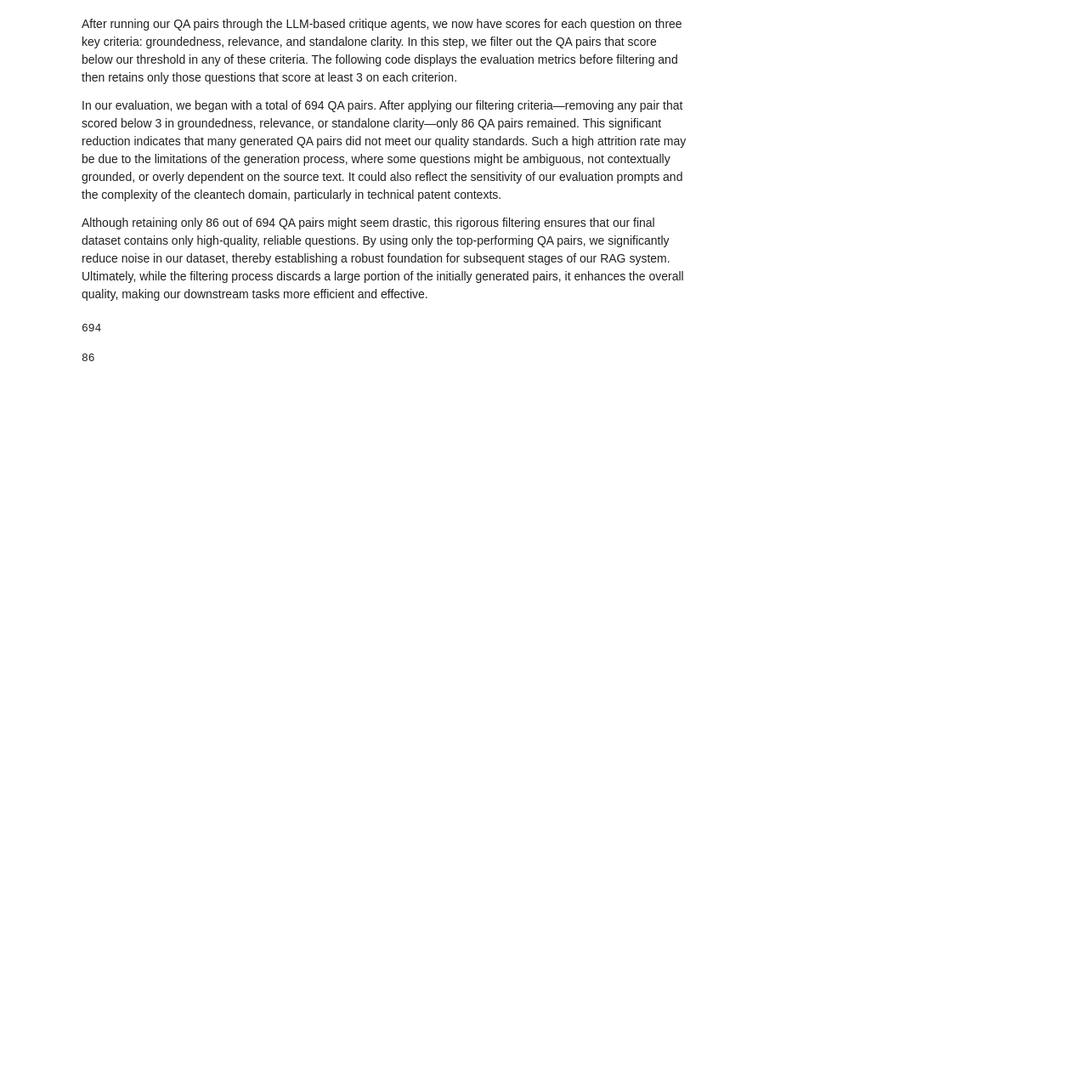
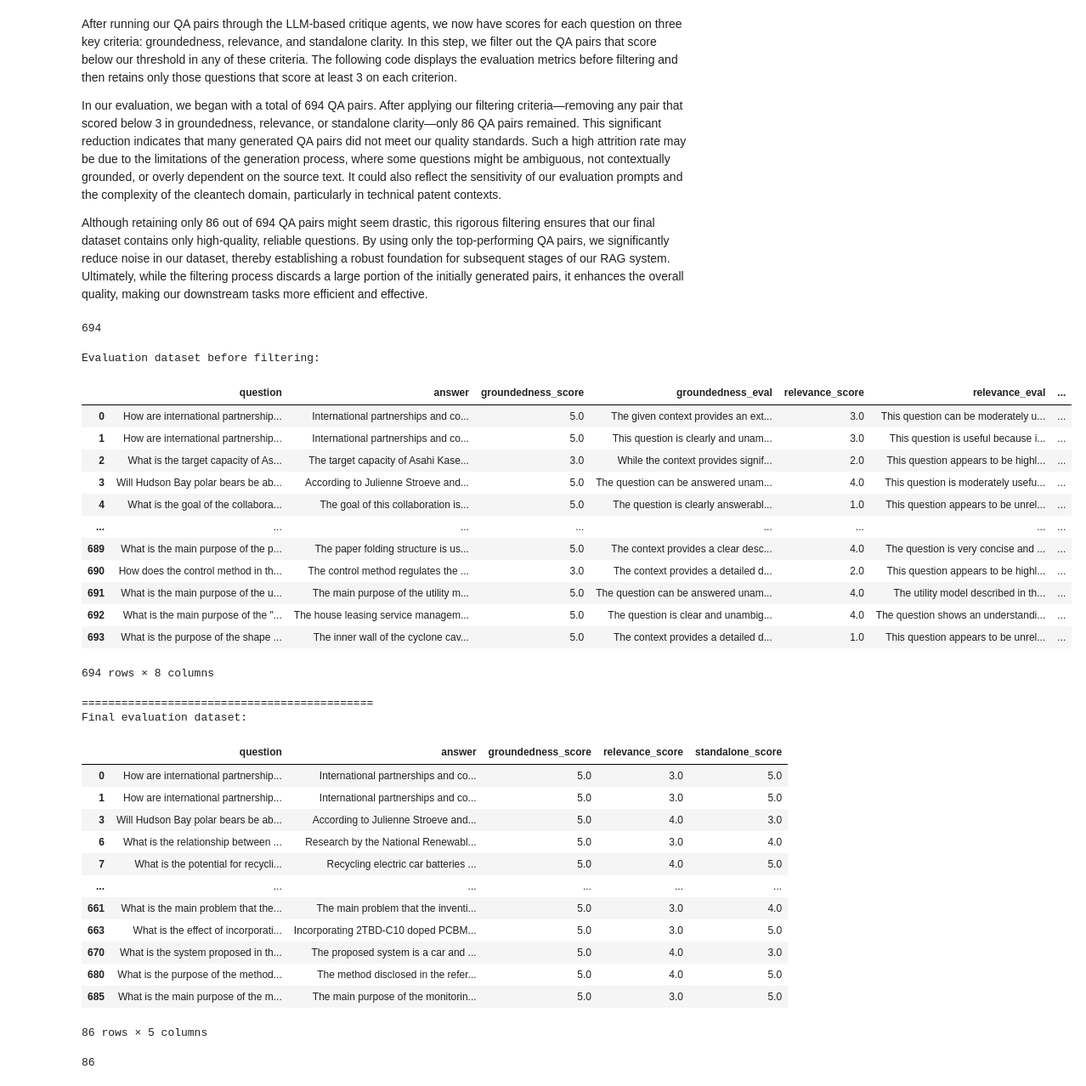
Before and after one commit to tamannaKumavat/SwissText_Shared_Task_2025, a Jupyter notebook: QA_Pairs.ipynb, the cells around one changed output. Shown at 85% size. Cells and saved outputs as stored; diff of their text form; code cells hidden in the pictures; blank space fills up the shorter version.

```diff
--- a/QA_Pairs.ipynb
+++ b/QA_Pairs.ipynb
@@ -623,3 +648,6 @@ solarindustrymag_indexes = [ 1, 13243 ,11457, 10663,9948,171,10359,8723]
+# %%
+# solarindustrymag ->
+solarindustrymag_indexes = [ 1, 29674 ,25783, 24035,22427,366,23331,19646]
 # %%
 solarindustrymag_selected_abstracts = df_solarindustrymag.loc[solarindustrymag_indexes]
 # %%
@@ -1464,6 +1487,38 @@ def eval_qa_pairs(generated_questions):
 len(generated_questions)
 # %% [output]
 694
+# %%
+generated_questions_cleaned = eval_qa_pairs(generated_questions)
+# %% [output]
+Evaluation dataset before filtering:
+|  | question | answer | groundedness_score | groundedness_eval | relevance_score | relevance_eval | ... |
+| 0 | How are international partnership... | International partnerships and co... | 5.0 | The given context provides an ext... | 3.0 | This question can be moderately u... | ... |
+| 1 | How are international partnership... | International partnerships and co... | 5.0 | This question is clearly and unam... | 3.0 | This question is useful because i... | ... |
+| 2 | What is the target capacity of As... | The target capacity of Asahi Kase... | 3.0 | While the context provides signif... | 2.0 | This question appears to be highl... | ... |
+| 3 | Will Hudson Bay polar bears be ab... | According to Julienne Stroeve and... | 5.0 | The question can be answered unam... | 4.0 | This question is moderately usefu... | ... |
+| 4 | What is the goal of the collabora... | The goal of this collaboration is... | 5.0 | The question is clearly answerabl... | 1.0 | This question appears to be unrel... | ... |
+| ... | ... | ... | ... | ... | ... | ... | ... |
+| 689 | What is the main purpose of the p... | The paper folding structure is us... | 5.0 | The context provides a clear desc... | 4.0 | The question is very concise and ... | ... |
+| 690 | How does the control method in th... | The control method regulates the ... | 3.0 | The context provides a detailed d... | 2.0 | This question appears to be highl... | ... |
+| 691 | What is the main purpose of the u... | The main purpose of the utility m... | 5.0 | The question can be answered unam... | 4.0 | The utility model described in th... | ... |
+| 692 | What is the main purpose of the "... | The house leasing service managem... | 5.0 | The question is clear and unambig... | 4.0 | The question shows an understandi... | ... |
+| 693 | What is the purpose of the shape ... | The inner wall of the cyclone cav... | 5.0 | The context provides a detailed d... | 1.0 | This question appears to be unrel... | ... |
+694 rows × 8 columns
+============================================
+Final evaluation dataset:
+|  | question | answer | groundedness_score | relevance_score | standalone_score |
+| 0 | How are international partnership... | International partnerships and co... | 5.0 | 3.0 | 5.0 |
+| 1 | How are international partnership... | International partnerships and co... | 5.0 | 3.0 | 5.0 |
+| 3 | Will Hudson Bay polar bears be ab... | According to Julienne Stroeve and... | 5.0 | 4.0 | 3.0 |
+| 6 | What is the relationship between ... | Research by the National Renewabl... | 5.0 | 3.0 | 4.0 |
+| 7 | What is the potential for recycli... | Recycling electric car batteries ... | 5.0 | 4.0 | 5.0 |
+| ... | ... | ... | ... | ... | ... |
+| 661 | What is the main problem that the... | The main problem that the inventi... | 5.0 | 3.0 | 4.0 |
+| 663 | What is the effect of incorporati... | Incorporating 2TBD-C10 doped PCBM... | 5.0 | 3.0 | 5.0 |
+| 670 | What is the system proposed in th... | The proposed system is a car and ... | 5.0 | 4.0 | 3.0 |
+| 680 | What is the purpose of the method... | The method disclosed in the refer... | 5.0 | 4.0 | 5.0 |
+| 685 | What is the main purpose of the m... | The main purpose of the monitorin... | 5.0 | 3.0 | 5.0 |
+86 rows × 5 columns
 # %%
 len(generated_questions_cleaned)
 # %% [output]
```
Also changed, not shown: parts of 41 cells of this notebook.
